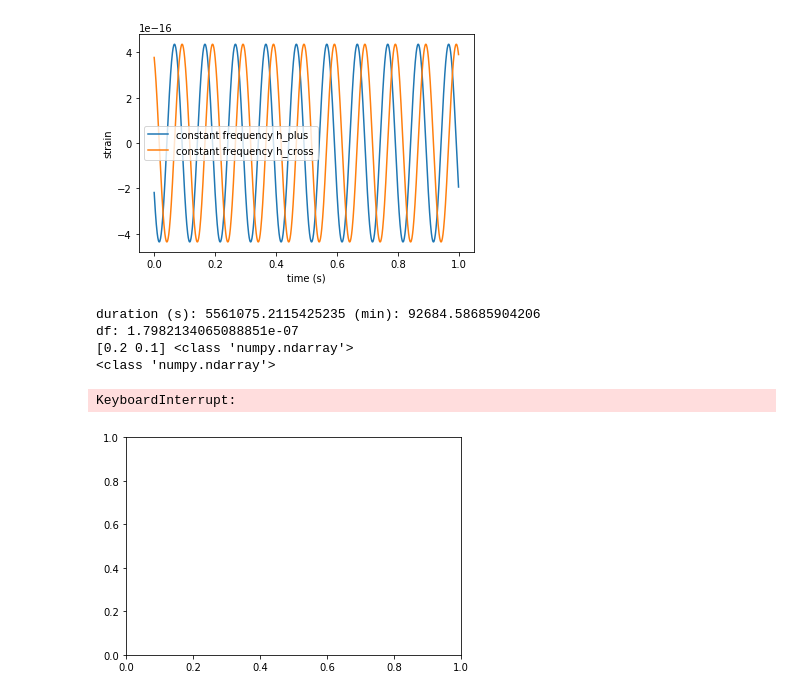
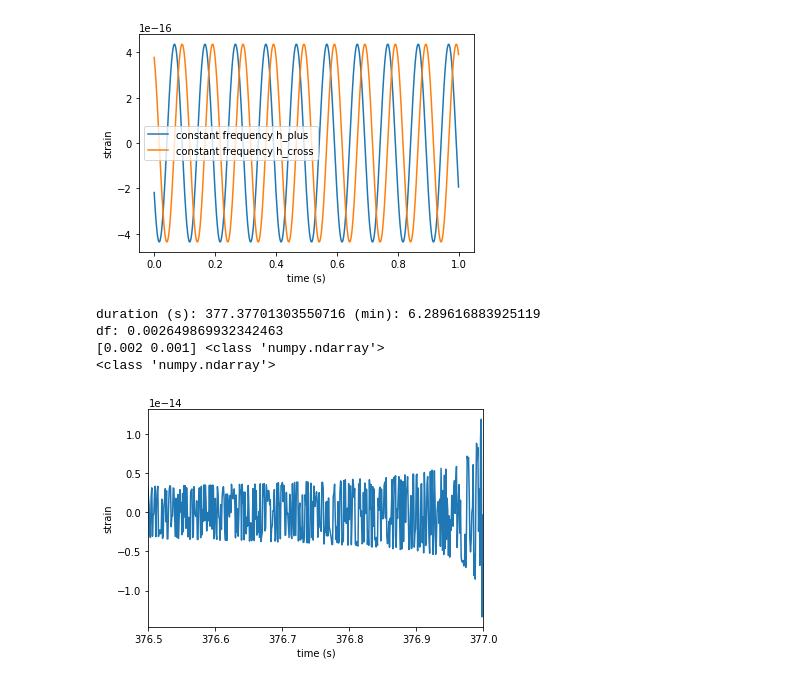
Before and after one commit to jwaldroup/gracefo_gw_search, a Jupyter notebook: waveform_template_generation.ipynb, the cells around one changed output. Saved outputs shown, nothing was run; the diff lists cells and outputs as text; code cells hidden in the pictures.

Commit message:
updated waveform generation test

```diff
--- a/waveform_template_generation.ipynb
+++ b/waveform_template_generation.ipynb
@@ -95,19 +93,18 @@ plt.show()
 [figure]
 # %%
 #chirp_strain_waveform(m1, m2, f_gw, dt, r, theta, phi)
-times, plus, cross = chirp_strain_waveform(500, 500, 5, 0.1, 1, 0, 0)
+times, plus, cross = chirp_strain_waveform(100, 100, 1, 0.001, 1, 0, 0)
 # %% [output]
-duration (s): 5561075.2115425235 (min): 92684.58685904206
-df: 1.7982134065088851e-07
-[0.2 0.1] <class 'numpy.ndarray'>
+duration (s): 377.37701303550716 (min): 6.289616883925119
+df: 0.002649869932342463
+[0.002 0.001] <class 'numpy.ndarray'>
 <class 'numpy.ndarray'>
 # %%
 plt.plot(times, plus, label='h_plus chirp')
 plt.xlabel('time (s)')
 plt.ylabel('strain')
-plt.xlim(5000000, 60000000)
+plt.xlim(376.5,377)
 #plt.legend()
 plt.show()
 # %% [output]
-KeyboardInterrupt:
-[figure, old version]
+[figure, new version]
```
Also changed, not shown: parts of 1 cell of this notebook.
